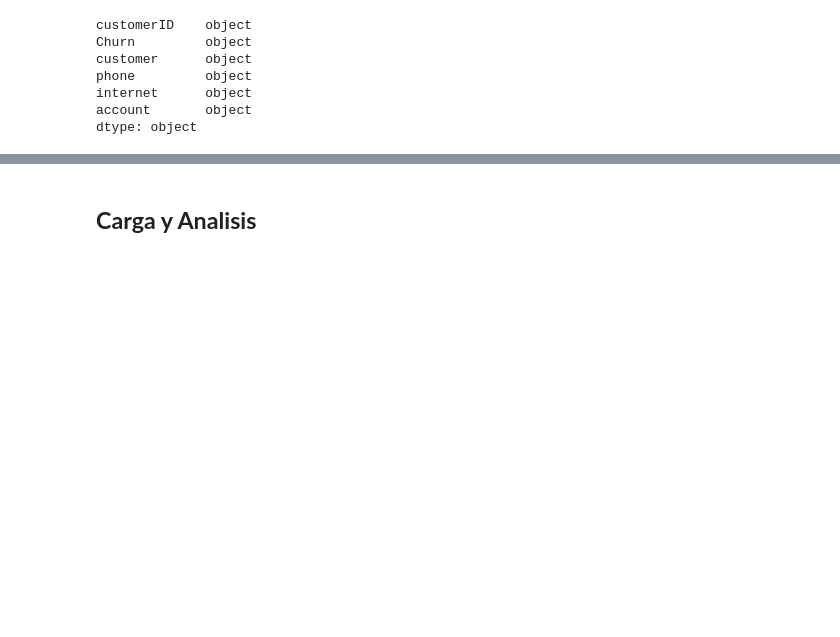
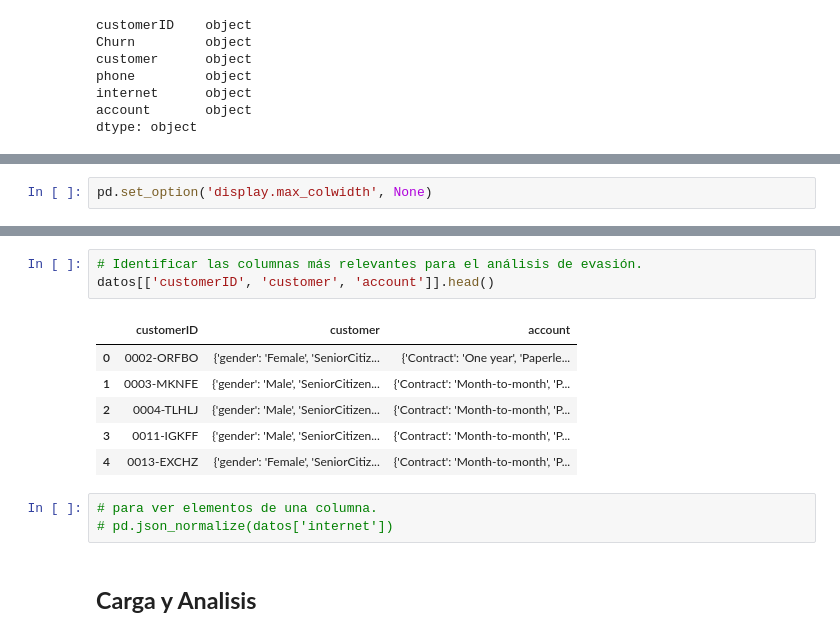
Before and after one commit to EnvherJF/sistema-de-registro, a Jupyter notebook: Telecom_X.ipynb, the cells around one changed output, grey strips where cells are left out. Drawn from its saved outputs; the diff is of its cells as text; blank space fills up the shorter version.

```diff
--- a/Telecom_X.ipynb
+++ b/Telecom_X.ipynb
@@ -74,0 +77,2 @@ datos.explode('phone').head()
+# %%
+pd.set_option('display.max_colwidth', None)
@@ -75,2 +88,15 @@ datos.explode('phone').head()
+# %%
+# Identificar las columnas más relevantes para el análisis de evasión.
+datos[['customerID', 'customer', 'account']].head()
+# %% [output]
+|  | customerID | customer | account |
+| 0 | 0002-ORFBO | {'gender': 'Female', 'SeniorCitiz... | {'Contract': 'One year', 'Paperle... |
+| 1 | 0003-MKNFE | {'gender': 'Male', 'SeniorCitizen... | {'Contract': 'Month-to-month', 'P... |
+| 2 | 0004-TLHLJ | {'gender': 'Male', 'SeniorCitizen... | {'Contract': 'Month-to-month', 'P... |
+| 3 | 0011-IGKFF | {'gender': 'Male', 'SeniorCitizen... | {'Contract': 'Month-to-month', 'P... |
+| 4 | 0013-EXCHZ | {'gender': 'Female', 'SeniorCitiz... | {'Contract': 'Month-to-month', 'P... |
+# %%
+# para ver elementos de una columna.
+# pd.json_normalize(datos['internet'])
 # %% [markdown]
 ## **Carga y Analisis**
```
Also changed, not shown: parts of 3 cells of this notebook.
